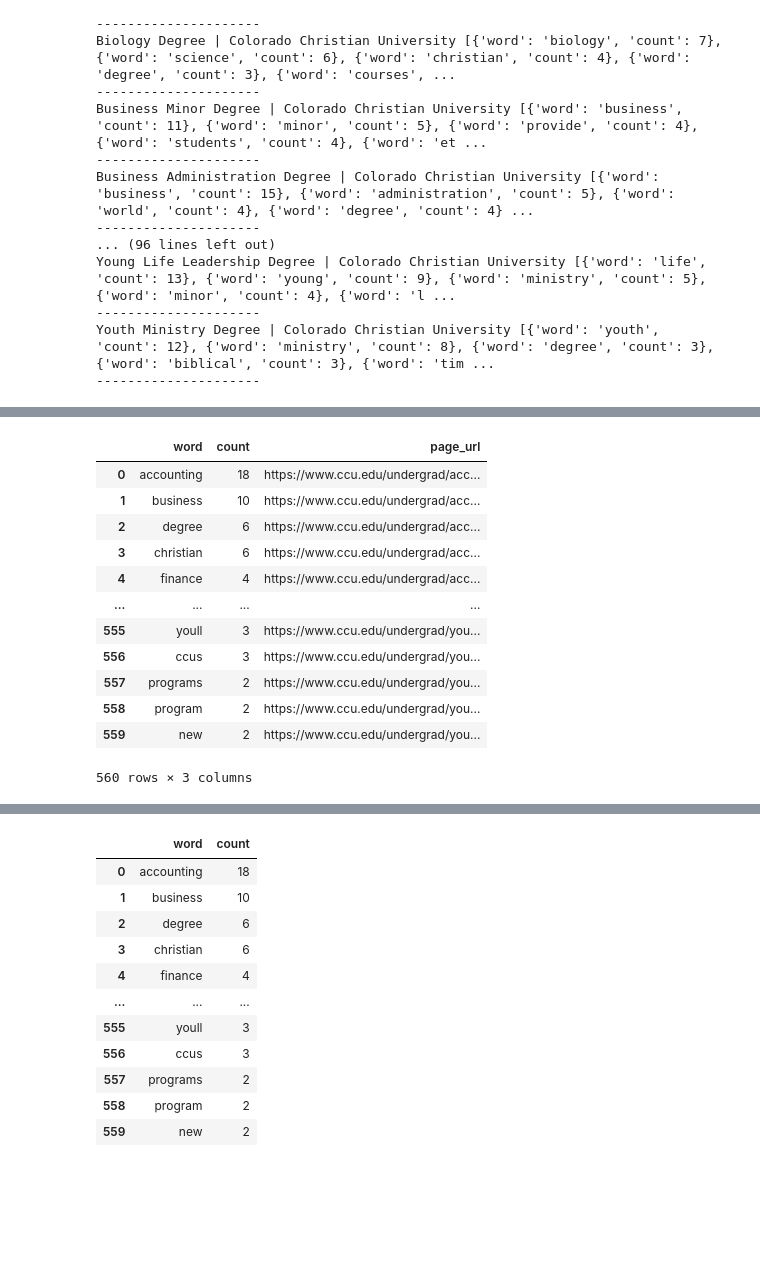
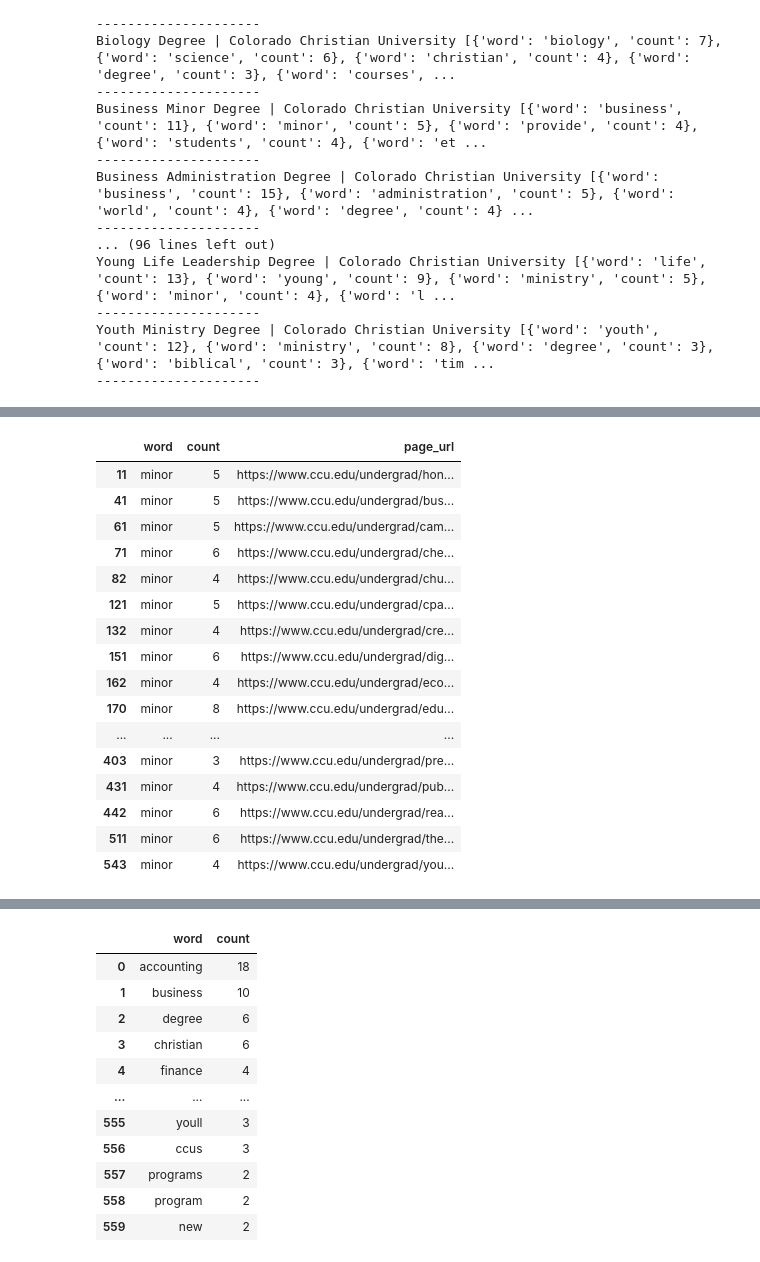
Before and after one commit to CCom20/etl-seo-project, a Jupyter notebook: web_scraper.ipynb, the cells around one changed output, grey strips where cells are left out. Saved outputs shown, nothing was run; the diff lists cells and outputs as text; code cells hidden in the pictures; blank space fills up the shorter version.

```diff
--- a/web_scraper.ipynb
+++ b/web_scraper.ipynb
@@ -156,20 +156,24 @@ for index, row in web_info_df.iterrows():
         pages_words.append(page_info_dict)
 # %%
 page_df = pd.DataFrame(pages_words)
-# %%
-page_df
-# %% [output]
-|  | word | count | page_url |
-| 0 | accounting | 18 | https://www.ccu.edu/undergrad/acc... |
-| 1 | business | 10 | https://www.ccu.edu/undergrad/acc... |
-| 2 | degree | 6 | https://www.ccu.edu/undergrad/acc... |
-| 3 | christian | 6 | https://www.ccu.edu/undergrad/acc... |
-| 4 | finance | 4 | https://www.ccu.edu/undergrad/acc... |
-| ... | ... | ... | ... |
-| 555 | youll | 3 | https://www.ccu.edu/undergrad/you... |
-| 556 | ccus | 3 | https://www.ccu.edu/undergrad/you... |
-| 557 | programs | 2 | https://www.ccu.edu/undergrad/you... |
-| 558 | program | 2 | https://www.ccu.edu/undergrad/you... |
-| 559 | new | 2 | https://www.ccu.edu/undergrad/you... |
-560 rows × 3 columns
+# %%
+page_df.loc[page_df['word'] == 'minor']
+# %% [output]
+|  | word | count | page_url |
+| 11 | minor | 5 | https://www.ccu.edu/undergrad/hon... |
+| 41 | minor | 5 | https://www.ccu.edu/undergrad/bus... |
+| 61 | minor | 5 | https://www.ccu.edu/undergrad/cam... |
+| 71 | minor | 6 | https://www.ccu.edu/undergrad/che... |
+| 82 | minor | 4 | https://www.ccu.edu/undergrad/chu... |
+| 121 | minor | 5 | https://www.ccu.edu/undergrad/cpa... |
+| 132 | minor | 4 | https://www.ccu.edu/undergrad/cre... |
+| 151 | minor | 6 | https://www.ccu.edu/undergrad/dig... |
+| 162 | minor | 4 | https://www.ccu.edu/undergrad/eco... |
+| 170 | minor | 8 | https://www.ccu.edu/undergrad/edu... |
+| ... | ... | ... | ... |
+| 403 | minor | 3 | https://www.ccu.edu/undergrad/pre... |
+| 431 | minor | 4 | https://www.ccu.edu/undergrad/pub... |
+| 442 | minor | 6 | https://www.ccu.edu/undergrad/rea... |
+| 511 | minor | 6 | https://www.ccu.edu/undergrad/the... |
+| 543 | minor | 4 | https://www.ccu.edu/undergrad/you... |
 # %%
```
Also changed, not shown: parts of 5 cells of this notebook.
